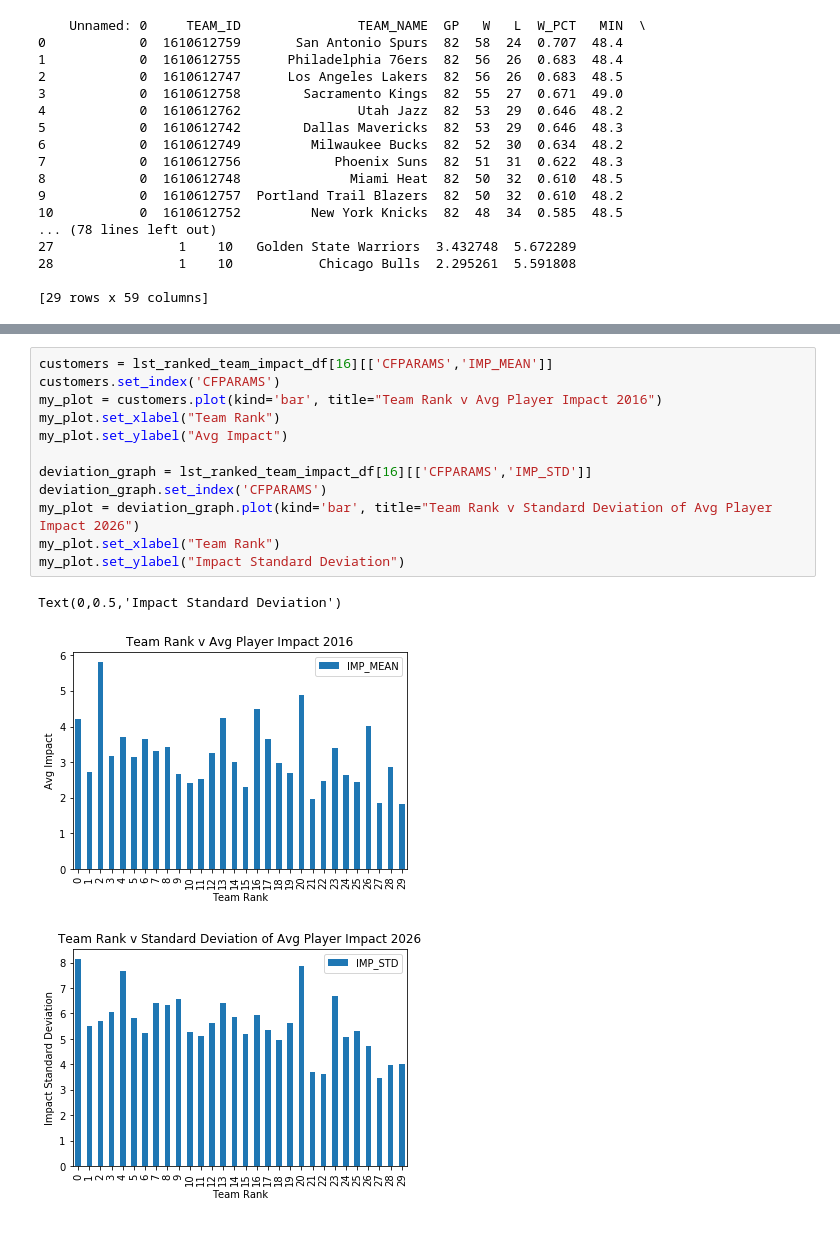
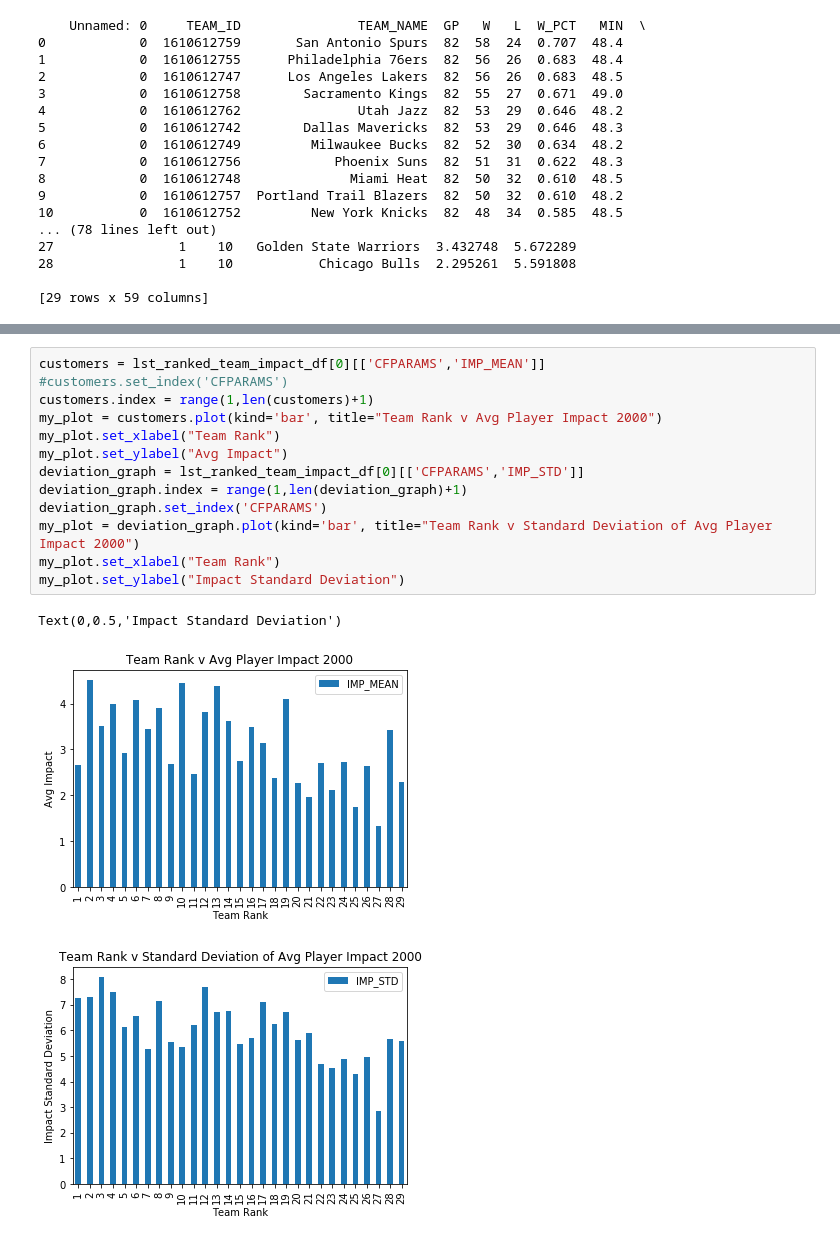
Before and after one commit to AaronWong14/Cogs108ProjectNBA, a Jupyter notebook: Impact Calculation.ipynb, the cells around one changed output, grey strips where cells are left out. Drawn from its saved outputs; the diff is of its cells as text.

Commit message:
indexed everything in visualizations by 1

```diff
--- a/Impact Calculation.ipynb
+++ b/Impact Calculation.ipynb
@@ -561,16 +303,17 @@ Text(0,0.5,'Impact Standard Deviation')
-# %%
-customers = lst_ranked_team_impact_df[16][['CFPARAMS','IMP_MEAN']]
-customers.set_index('CFPARAMS')
-my_plot = customers.plot(kind='bar', title="Team Rank v Avg Player Impact 2016")
-my_plot.set_xlabel("Team Rank")
-my_plot.set_ylabel("Avg Impact")
-
-deviation_graph = lst_ranked_team_impact_df[16][['CFPARAMS','IMP_STD']]
-deviation_graph.set_index('CFPARAMS')
-my_plot = deviation_graph.plot(kind='bar', title="Team Rank v Standard Deviation of Avg Player Impact 2026")
-my_plot.set_xlabel("Team Rank")
-my_plot.set_ylabel("Impact Standard Deviation")
-# %% [output]
-Text(0,0.5,'Impact Standard Deviation')
-[figure, removed]
-[figure, removed]
+# %%
+customers = lst_ranked_team_impact_df[0][['CFPARAMS','IMP_MEAN']]
+#customers.set_index('CFPARAMS')
+customers.index = range(1,len(customers)+1)
+my_plot = customers.plot(kind='bar', title="Team Rank v Avg Player Impact 2000")
+my_plot.set_xlabel("Team Rank")
+my_plot.set_ylabel("Avg Impact")
+deviation_graph = lst_ranked_team_impact_df[0][['CFPARAMS','IMP_STD']]
+deviation_graph.index = range(1,len(deviation_graph)+1)
+deviation_graph.set_index('CFPARAMS')
+my_plot = deviation_graph.plot(kind='bar', title="Team Rank v Standard Deviation of Avg Player Impact 2000")
+my_plot.set_xlabel("Team Rank")
+my_plot.set_ylabel("Impact Standard Deviation")
+# %% [output]
+Text(0,0.5,'Impact Standard Deviation')
+[figure, added]
+[figure, added]
```
Also changed, not shown: parts of 33 cells of this notebook.
